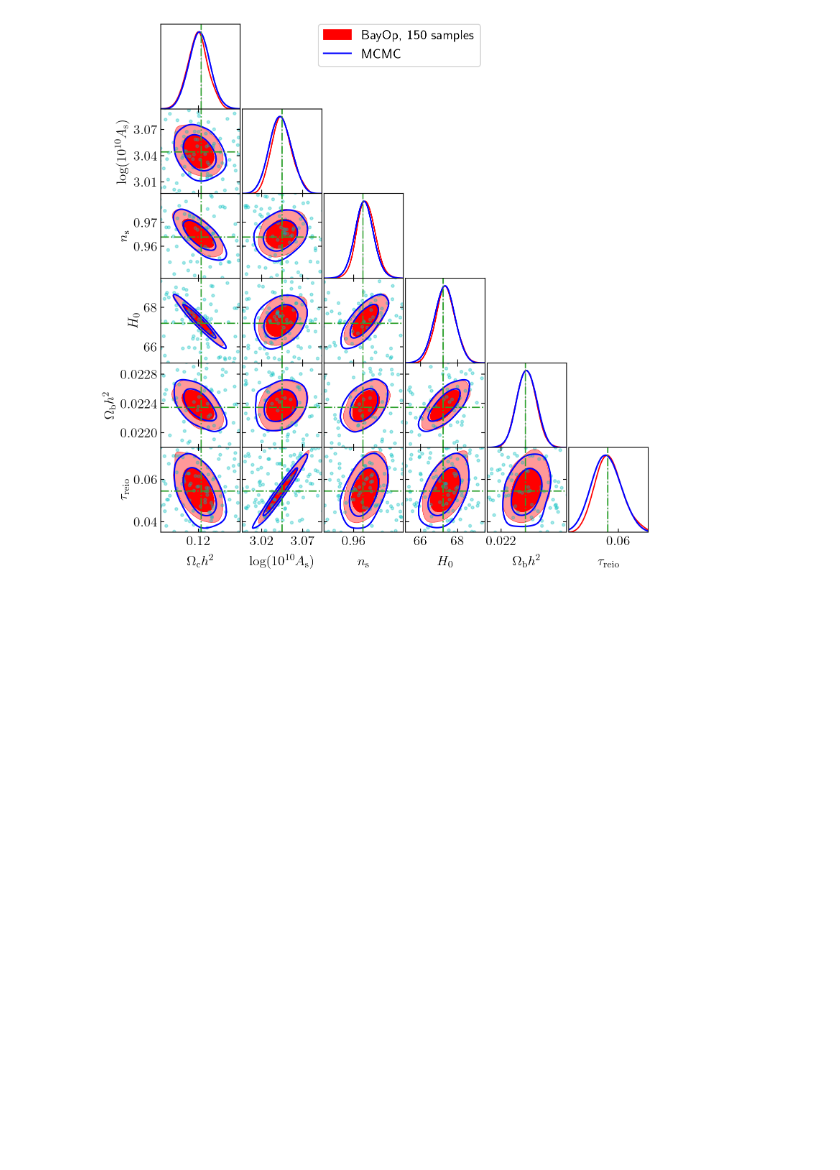
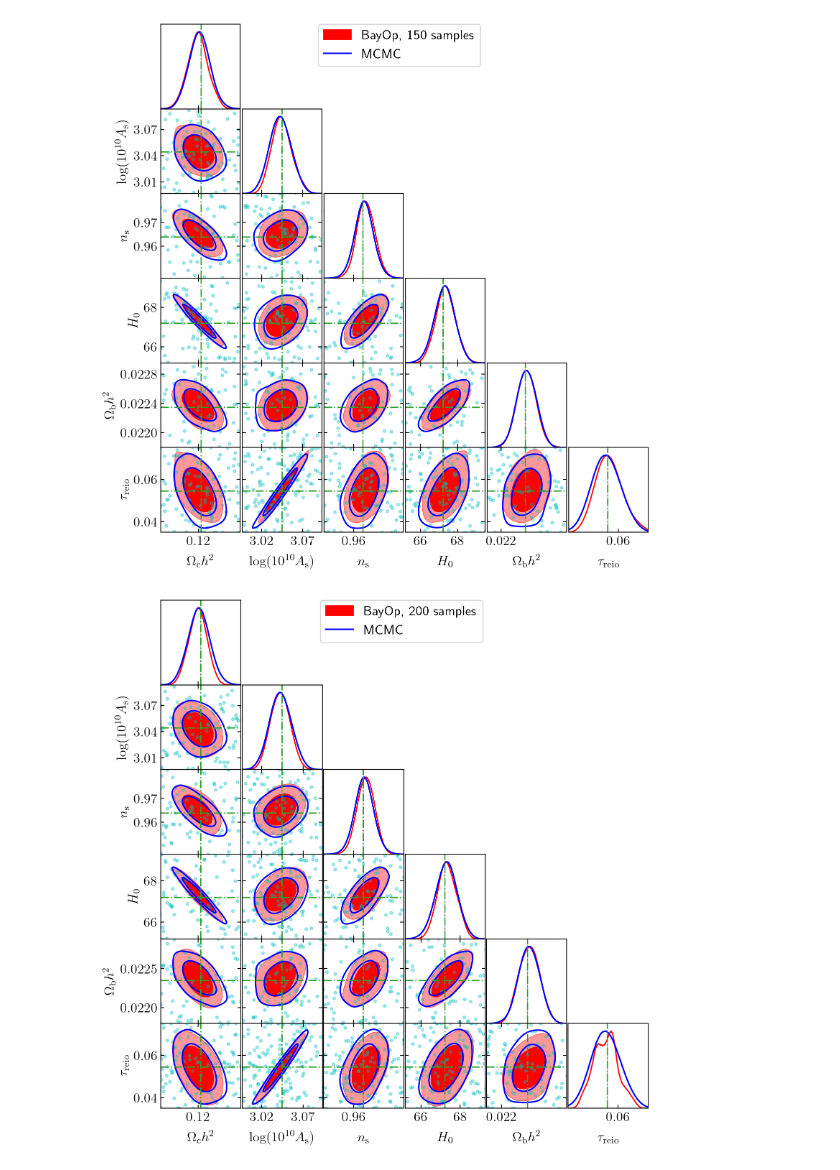
Before and after one commit to Ameek94/BOBE, a Jupyter notebook: examples/cosmo_input/Results_LCDM.ipynb, the cells around one changed output. Drawn from its saved outputs; the diff is of its cells as text; code cells hidden in the pictures; blank space fills up the shorter version.

Commit message:
cosmo inputs

```diff
--- a/examples/cosmo_input/Results_LCDM.ipynb
+++ b/examples/cosmo_input/Results_LCDM.ipynb
@@ -114,3 +114,39 @@ for i in range(6):
 g.export('LCDM_BO_points.pdf')
 # %% [output]
 [figure]
+# %%
+samples_bo = np.loadtxt('../samples_LCDM_200.txt')
+def input_unstandardize(x,param_bounds):
+    """
+    Project from unit hypercube to original domain, X is N x d shaped, param_bounds are 2 x d
+    """
+    x = x * (param_bounds[1] - param_bounds[0]) + param_bounds[0]
+    return x
+# samples_bo = input_unstandardize(samples_bo,bounds.T)
+gp_samples_nuts = MCSamples(samples=samples_bo[::2],names=keys, labels = labels
+                            ,ranges=bounds_dict)
+train_x = np.loadtxt('../train_x_LCDM_200.txt')
+# %%
+g = plots.get_subplot_plotter(width_inch=8)
+g.settings.axes_fontsize=18
+g.settings.axes_labelsize = 18
+g.settings.legend_fontsize = 18
+g.settings.title_limit_fontsize = 14
+g.triangle_plot([gp_samples_nuts,samples], keys,filled=[True,False],contour_lws=[1.25,1.5,1.],
+                  contour_colors=['red','blue','black'],markers = markers_bf, #,title_limit=1,
+                  marker_args={'lw': 1.25, 'ls': '-.', 'color': 'C2'}
+                  ,legend_labels=['BayOp, 200 samples','MCMC']) #,param_limits=cosmo.bounds_dict) # type: ignore
+# #                                 legend_labels=[f'GP fit, N = {gp.train_y.shape[0]} samples','True Distribution','HMC on GP fit'],
+# #                                 contour_lws=[1,1.5,1.],markers = dict(zip(names,f_mean)),
+# #                                 marker_args={'lw': 1.25, 'ls': '-', 'color': 'C2'},title_limit=1 ) # type: ignore
+
+# g.export('LCDM_BO.pdf')
+for i in range(6):
+    ax = g.subplots[i,i]
+    ax.axvline(bf[i], color='C2', ls='-.',lw=1.25)
+    for j in range(i+1,6):
+        ax = g.subplots[j,i]
+        ax.scatter(train_x[:,i],train_x[:,j],alpha=0.33,color='c',s=8)
+# g.export('LCDM_BO_points.pdf')
+# %% [output]
+[figure, added]
```
Also changed, not shown: 1 other file.
